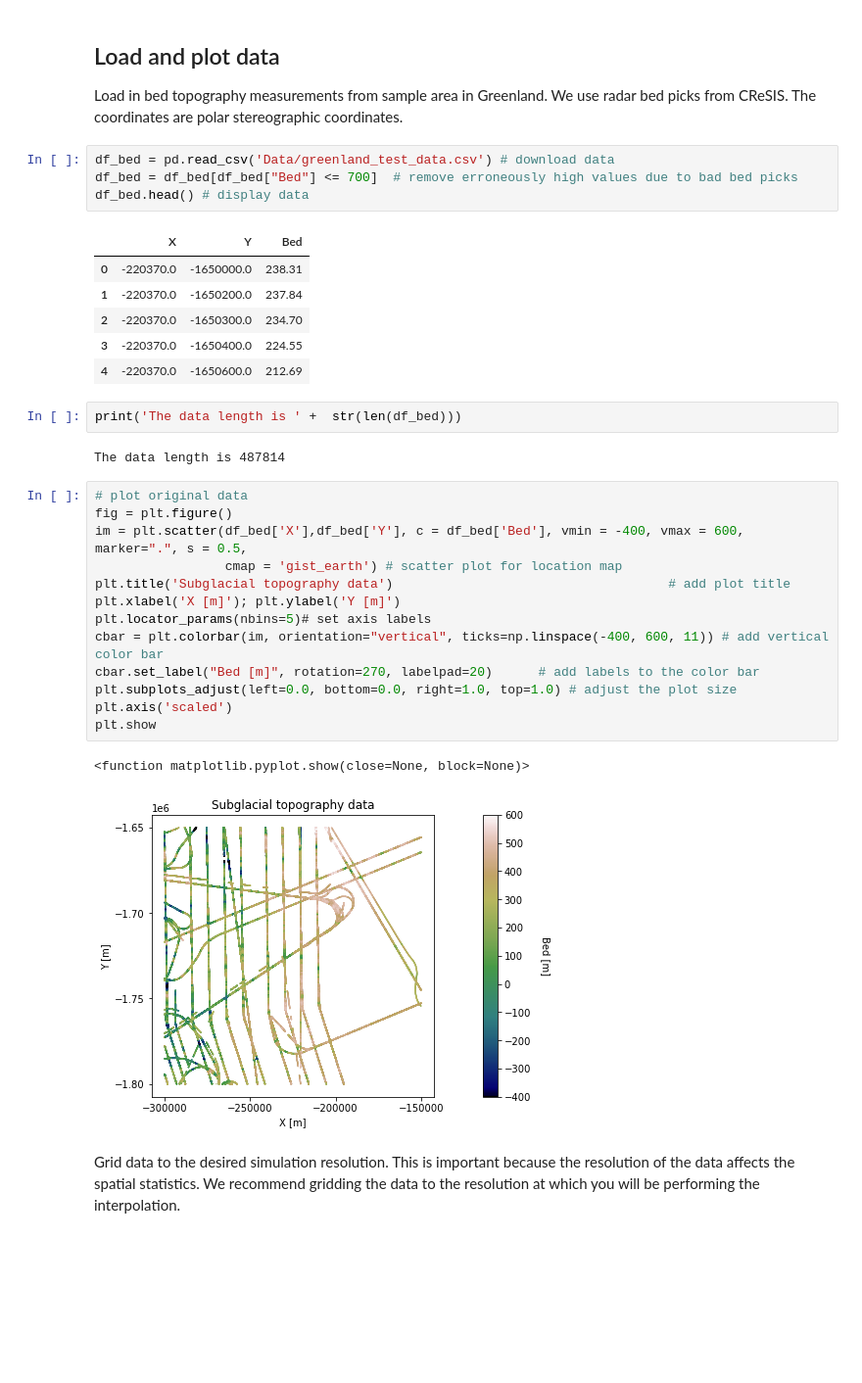
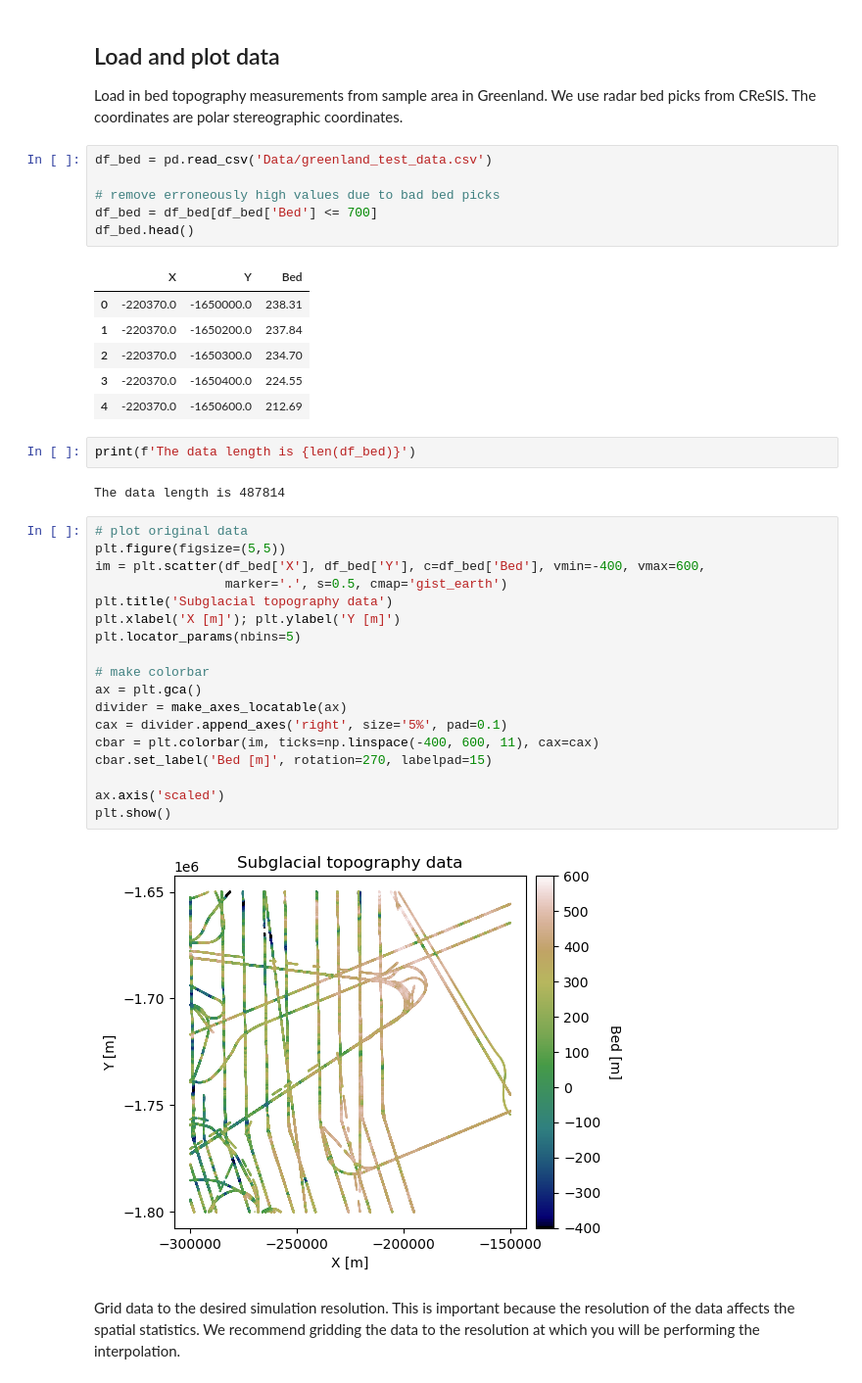
Before and after one commit to GatorGlaciology/GStatSim, a Jupyter notebook: GStat-Sim/1_Experimental_Variogram.ipynb, the cells around one changed output. Shown at 98% size. Saved outputs shown, nothing was run; the diff lists cells and outputs as text; blank space fills up the shorter version.

```diff
--- a/GStat-Sim/1_Experimental_Variogram.ipynb
+++ b/GStat-Sim/1_Experimental_Variogram.ipynb
@@ -24,9 +21,11 @@ import skgstat as skg
 
 Load in bed topography measurements from sample area in Greenland. We use radar bed picks from CReSIS. The coordinates are polar stereographic coordinates.
 # %%
-df_bed = pd.read_csv('Data/greenland_test_data.csv') # download data
-df_bed = df_bed[df_bed["Bed"] <= 700]  # remove erroneously high values due to bad bed picks
-df_bed.head() # display data
+df_bed = pd.read_csv('Data/greenland_test_data.csv')
+
+# remove erroneously high values due to bad bed picks
+df_bed = df_bed[df_bed['Bed'] <= 700]
+df_bed.head()
 # %% [output]
 |  | X | Y | Bed |
 | 0 | -220370.0 | -1650000.0 | 238.31 |
@@ -35,25 +34,29 @@ df_bed.head() # display data
 | 3 | -220370.0 | -1650400.0 | 224.55 |
 | 4 | -220370.0 | -1650600.0 | 212.69 |
 # %%
-print('The data length is ' +  str(len(df_bed)))
+print(f'The data length is {len(df_bed)}')
 # %% [output]
 The data length is 487814
 # %%
 # plot original data
-fig = plt.figure()
-im = plt.scatter(df_bed['X'],df_bed['Y'], c = df_bed['Bed'], vmin = -400, vmax = 600, marker=".", s = 0.5,
-                 cmap = 'gist_earth') # scatter plot for location map
-plt.title('Subglacial topography data')                                    # add plot title
+plt.figure(figsize=(5,5))
+im = plt.scatter(df_bed['X'], df_bed['Y'], c=df_bed['Bed'], vmin=-400, vmax=600,
+                 marker='.', s=0.5, cmap='gist_earth')
+plt.title('Subglacial topography data')
 plt.xlabel('X [m]'); plt.ylabel('Y [m]')
-plt.locator_params(nbins=5)# set axis labels
-cbar = plt.colorbar(im, orientation="vertical", ticks=np.linspace(-400, 600, 11)) # add vertical color bar
-cbar.set_label("Bed [m]", rotation=270, labelpad=20)      # add labels to the color bar
-plt.subplots_adjust(left=0.0, bottom=0.0, right=1.0, top=1.0) # adjust the plot size
-plt.axis('scaled')
-plt.show
+plt.locator_params(nbins=5)
+
+# make colorbar
+ax = plt.gca()
+divider = make_axes_locatable(ax)
+cax = divider.append_axes('right', size='5%', pad=0.1)
+cbar = plt.colorbar(im, ticks=np.linspace(-400, 600, 11), cax=cax)
+cbar.set_label('Bed [m]', rotation=270, labelpad=15)
+
+ax.axis('scaled')
+plt.show()
 # %% [output]
-<function matplotlib.pyplot.show(close=None, block=None)>
-[figure, old version]
+[figure, new version]
 # %% [markdown]
 Grid data to the desired simulation resolution. This is important because the resolution of the data affects the spatial statistics. We recommend gridding the data to the resolution at which you will be performing the interpolation.
 # %%
```
Also changed, not shown: parts of 8 cells of this notebook, 2 other files.
